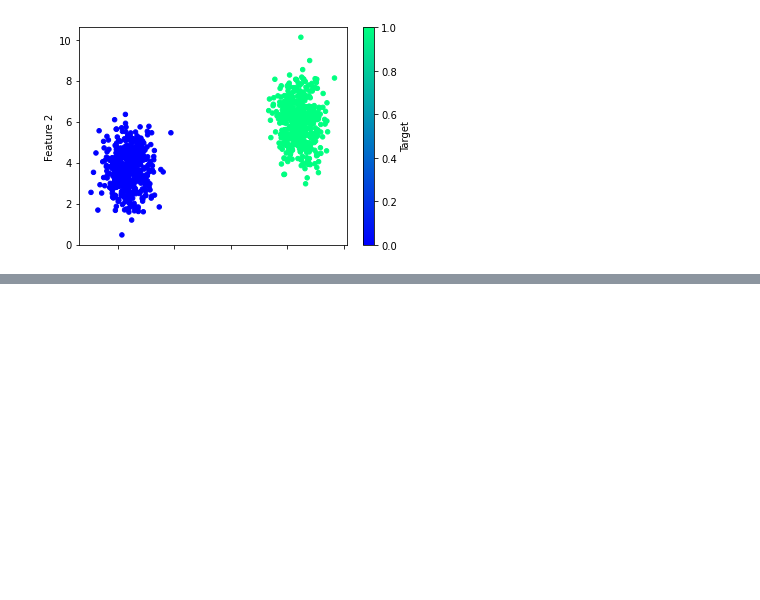
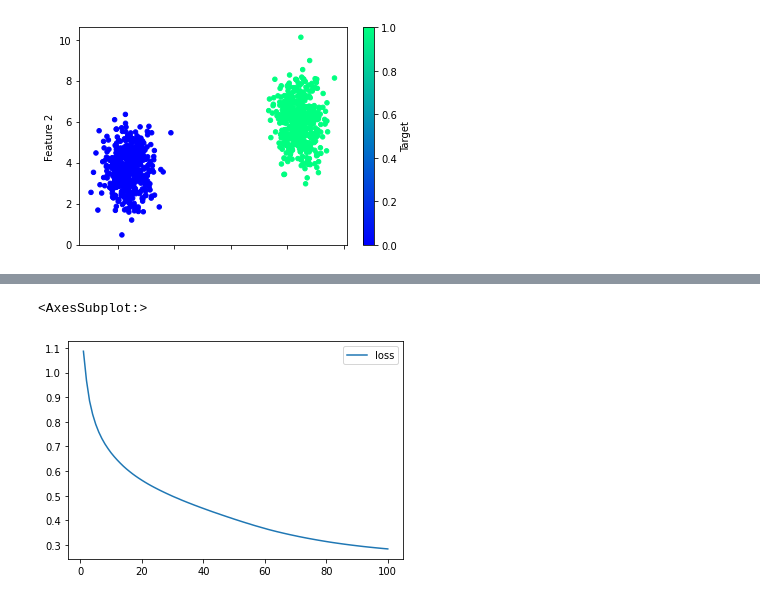
Before and after one commit to BMoreland20/Neural_Network_Charity_Analysis, a Jupyter notebook: Practice/Practice.ipynb, the cells around one changed output, grey strips where cells are left out. Saved outputs shown, nothing was run; the diff lists cells and outputs as text; code cells hidden in the pictures; blank space fills up the shorter version.

```diff
--- a/Practice/Practice.ipynb
+++ b/Practice/Practice.ipynb
@@ -68,0 +169,18 @@ nn_model.add(tf.keras.layers.Dense(units=1, activation="relu", input_dim=2))
+# %%
+# Create training and testing sets
+X_moon_train, X_moon_test, y_moon_train, y_moon_test = train_test_split(
+    X_moons, y_moons, random_state=78
+)
+
+# Create the scaler instance
+X_moon_scaler = skl.preprocessing.StandardScaler()
+
+# Fit the scaler
+X_moon_scaler.fit(X_moon_train)
+
+# Scale the data
+X_moon_train_scaled = X_moon_scaler.transform(X_moon_train)
+X_moon_test_scaled = X_moon_scaler.transform(X_moon_test)
+# %%
+# Training the model with the nonlinear data
+model_moon = nn_model.fit(X_moon_train_scaled, y_moon_train, epochs=100, shuffle=True)
@@ -68,0 +205,9 @@ nn_model.add(tf.keras.layers.Dense(units=1, activation="relu", input_dim=2))
+# %%
+# Create a DataFrame containing training history
+history_df = pd.DataFrame(model_moon.history, index=range(1,len(model_moon.history["loss"])+1))
+
+# Plot the loss
+history_df.plot(y="loss")
+# %% [output]
+<AxesSubplot:>
+[figure, added]
```
Also changed, not shown: parts of 16 cells of this notebook, 1 other file.
